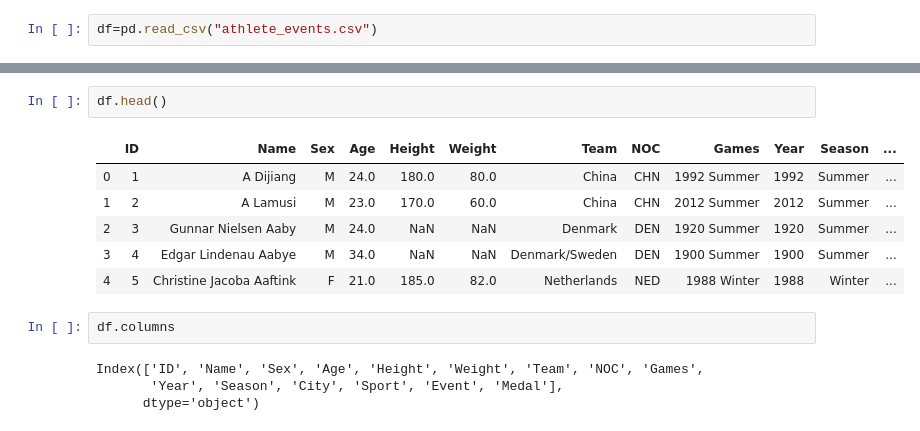
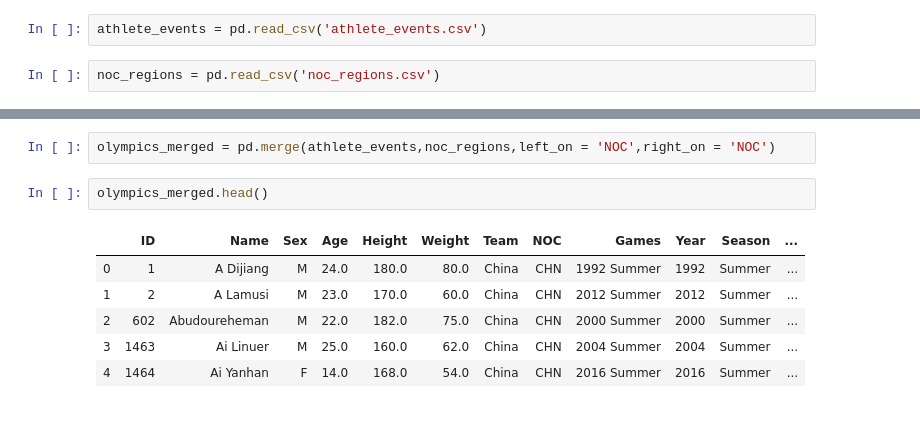
Before and after one commit to AbheeHub/Data-Analysis-Olympics-Data, a Jupyter notebook: 120-years-of-olympic-dataset/Analysis Notebook.ipynb, the cells around one changed output, grey strips where cells are left out. Saved outputs shown, nothing was run; the diff lists cells and outputs as text.

```diff
--- a/120-years-of-olympic-dataset/Analysis Notebook.ipynb
+++ b/120-years-of-olympic-dataset/Analysis Notebook.ipynb
@@ -3,2 +10,4 @@ import pandas as pd
 # %%
-df=pd.read_csv("athlete_events.csv")
+athlete_events = pd.read_csv('athlete_events.csv')
+# %%
+noc_regions = pd.read_csv('noc_regions.csv')
@@ -5,15 +42,11 @@ df=pd.read_csv("athlete_events.csv")
+# %%
+olympics_merged = pd.merge(athlete_events,noc_regions,left_on = 'NOC',right_on = 'NOC')
 # %%
-df.head()
+olympics_merged.head()
 # %% [output]
 |  | ID | Name | Sex | Age | Height | Weight | Team | NOC | Games | Year | Season | ... |
 | 0 | 1 | A Dijiang | M | 24.0 | 180.0 | 80.0 | China | CHN | 1992 Summer | 1992 | Summer | ... |
 | 1 | 2 | A Lamusi | M | 23.0 | 170.0 | 60.0 | China | CHN | 2012 Summer | 2012 | Summer | ... |
-| 2 | 3 | Gunnar Nielsen Aaby | M | 24.0 | NaN | NaN | Denmark | DEN | 1920 Summer | 1920 | Summer | ... |
-| 3 | 4 | Edgar Lindenau Aabye | M | 34.0 | NaN | NaN | Denmark/Sweden | DEN | 1900 Summer | 1900 | Summer | ... |
-| 4 | 5 | Christine Jacoba Aaftink | F | 21.0 | 185.0 | 82.0 | Netherlands | NED | 1988 Winter | 1988 | Winter | ... |
+| 2 | 602 | Abudoureheman | M | 22.0 | 182.0 | 75.0 | China | CHN | 2000 Summer | 2000 | Summer | ... |
+| 3 | 1463 | Ai Linuer | M | 25.0 | 160.0 | 62.0 | China | CHN | 2004 Summer | 2004 | Summer | ... |
+| 4 | 1464 | Ai Yanhan | F | 14.0 | 168.0 | 54.0 | China | CHN | 2016 Summer | 2016 | Summer | ... |
-# %%
-df.columns
-# %% [output]
-Index(['ID', 'Name', 'Sex', 'Age', 'Height', 'Weight', 'Team', 'NOC', 'Games',
-       'Year', 'Season', 'City', 'Sport', 'Event', 'Medal'],
-      dtype='object')
```
Also changed, not shown: parts of 20 cells of this notebook.
